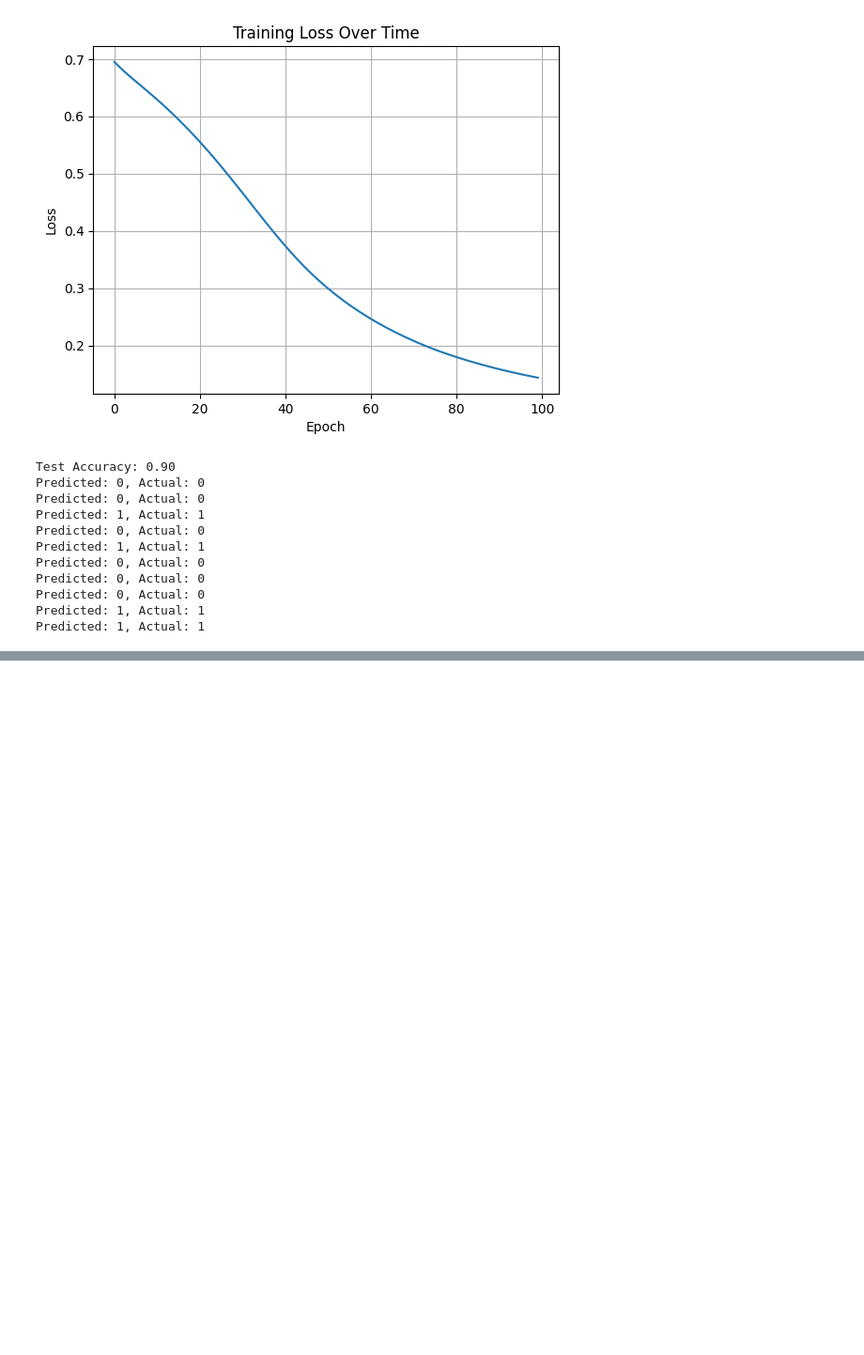
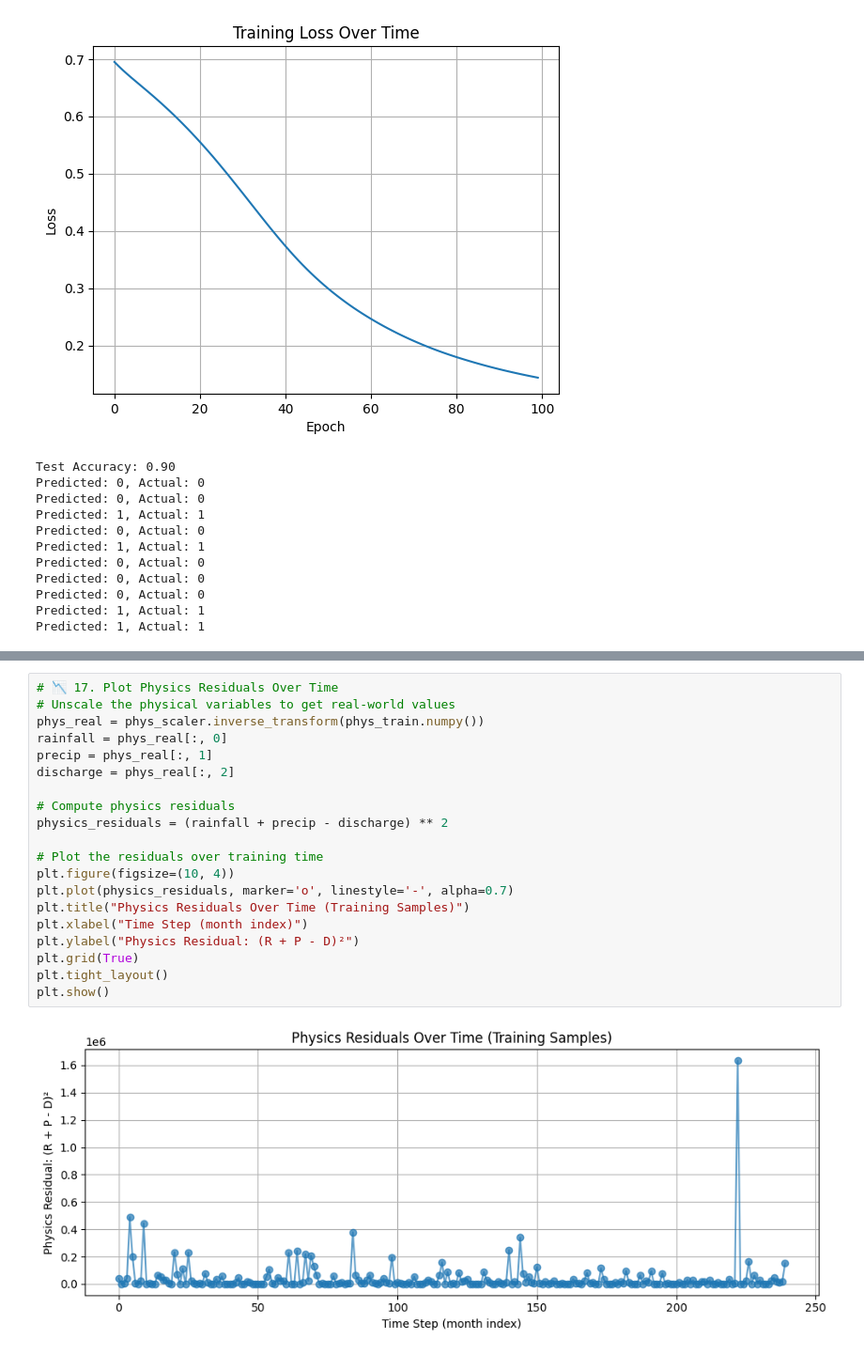
Before and after one commit to alikaiser12/AI, a Jupyter notebook: DeepONet_Flood.ipynb, the cells around one changed output, grey strips where cells are left out. Shown: that part at 94% size. Cells and saved outputs as stored; diff of their text form; blank space fills up the shorter version.

```diff
--- a/DeepONet_Flood.ipynb
+++ b/DeepONet_Flood.ipynb
@@ -144,0 +704,22 @@ Predicted: 1, Actual: 1
+# %%
+# 📉 17. Plot Physics Residuals Over Time
+# Unscale the physical variables to get real-world values
+phys_real = phys_scaler.inverse_transform(phys_train.numpy())
+rainfall = phys_real[:, 0]
+precip = phys_real[:, 1]
+discharge = phys_real[:, 2]
+
+# Compute physics residuals
+physics_residuals = (rainfall + precip - discharge) ** 2
+
+# Plot the residuals over training time
+plt.figure(figsize=(10, 4))
+plt.plot(physics_residuals, marker='o', linestyle='-', alpha=0.7)
+plt.title("Physics Residuals Over Time (Training Samples)")
+plt.xlabel("Time Step (month index)")
+plt.ylabel("Physics Residual: (R + P - D)²")
+plt.grid(True)
+plt.tight_layout()
+plt.show()
+# %% [output]
+[figure, added]
```
Also changed, not shown: parts of 19 cells of this notebook.
